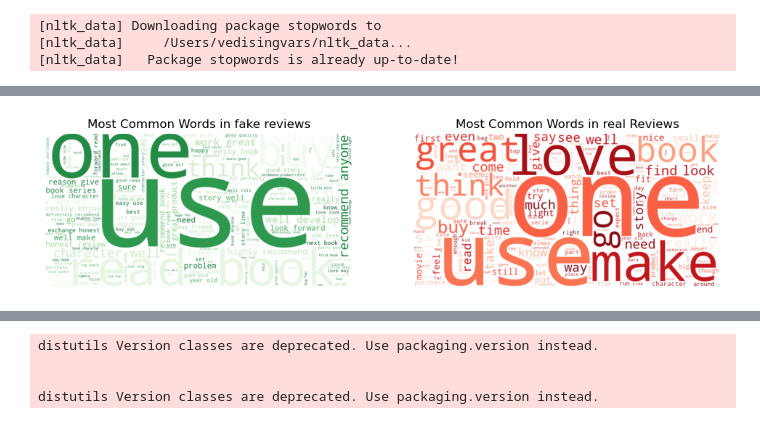
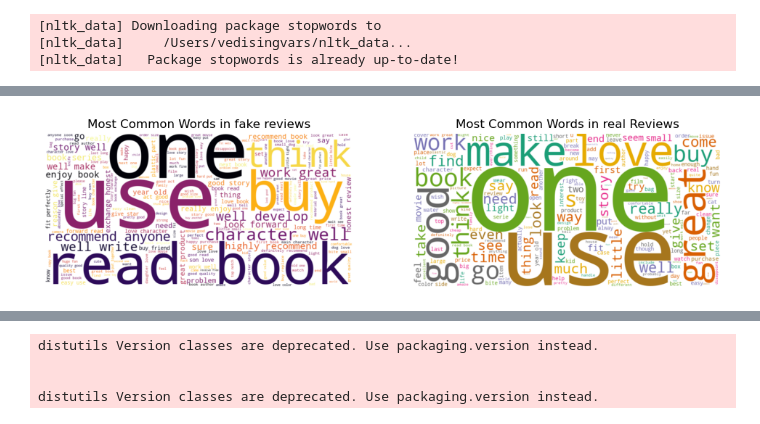
Before and after one commit to malfriduranna/02807_final_project, a Jupyter notebook: notebooks/vedis.ipynb, the cells around one changed output, grey strips where cells are left out. Drawn from its saved outputs; the diff is of its cells as text; code cells hidden in the pictures.

```diff
--- a/notebooks/vedis.ipynb
+++ b/notebooks/vedis.ipynb
@@ -133,23 +137,23 @@ df['processed_text'] = [lemmatize(line) for line in df['processed_text']]
 # %%
 # Separate CG and OR reviews
 cg_text = ' '.join([' '.join(words) for words in df[df['label'] == 'CG']['processed_text']])
 or_text = ' '.join([' '.join(words) for words in df[df['label'] == 'OR']['processed_text']])
 
 # Generate word clouds
 plt.figure(figsize=(12, 6))
 
 plt.subplot(1, 2, 1)
-cg_wordcloud = WordCloud(width=800, height=400, background_color='white', colormap='Greens').generate(cg_text)
+cg_wordcloud = WordCloud(width=800, height=400, background_color='white', colormap='inferno').generate(cg_text)
 plt.imshow(cg_wordcloud, interpolation='bilinear')
 plt.title('Most Common Words in fake reviews')
 plt.axis('off')
 
 plt.subplot(1, 2, 2)
-or_wordcloud = WordCloud(width=800, height=400, background_color='white', colormap='Reds').generate(or_text)
+or_wordcloud = WordCloud(width=800, height=400, background_color='white', colormap='Dark2').generate(or_text)
 plt.imshow(or_wordcloud, interpolation='bilinear')
 plt.title('Most Common Words in real Reviews')
 plt.axis('off')
 
 plt.show()
 # %% [output]
-[figure, old version]
+[figure, new version]
```
Also changed, not shown: parts of 15 cells of this notebook, 1 other file.
